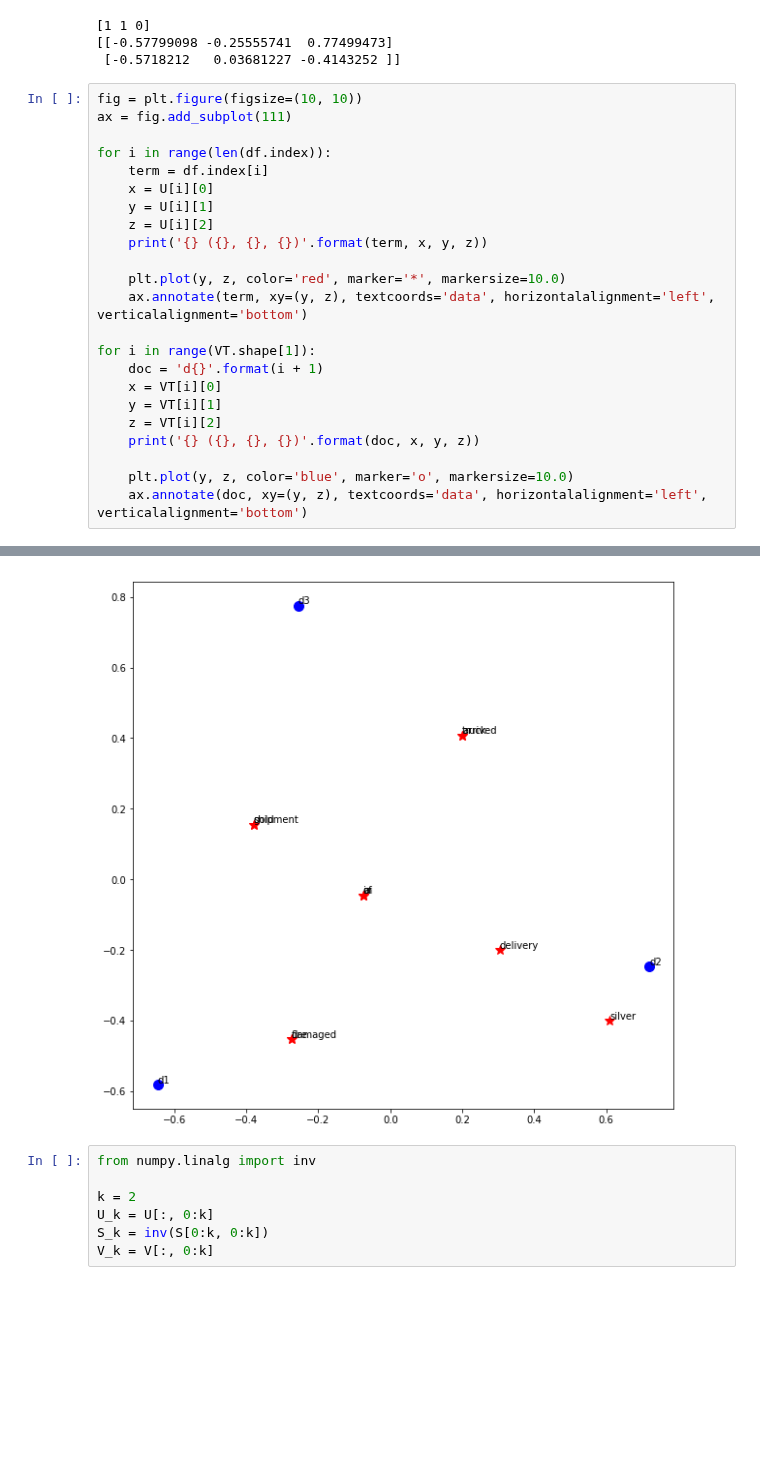
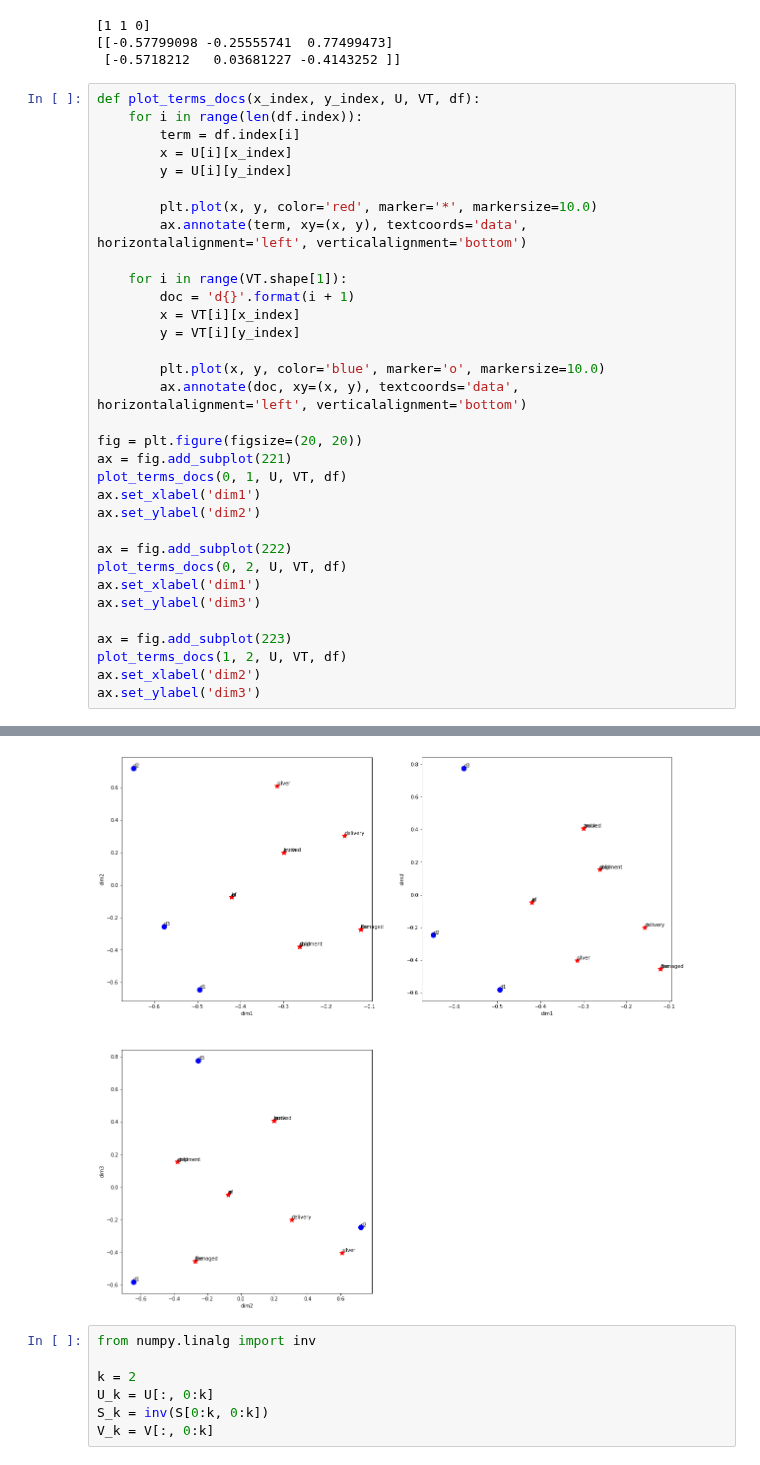
Before and after one commit to vangj/ds, a Jupyter notebook: latent-semantic-analysis.ipynb, the cells around one changed output, grey strips where cells are left out. Drawn from its saved outputs; the diff is of its cells as text; blank space fills up the shorter version.

Commit message:
update plotting

```diff
--- a/latent-semantic-analysis.ipynb
+++ b/latent-semantic-analysis.ipynb
@@ -78,26 +78,36 @@ print(kmeans.cluster_centers_)
 [[-0.57799098 -0.25555741  0.77499473]
  [-0.5718212   0.03681227 -0.4143252 ]]
 # %%
-fig = plt.figure(figsize=(10, 10))
-ax = fig.add_subplot(111)
+def plot_terms_docs(x_index, y_index, U, VT, df):
+    for i in range(len(df.index)):
+        term = df.index[i]
+        x = U[i][x_index]
+        y = U[i][y_index]
 
-for i in range(len(df.index)):
-    term = df.index[i]
-    x = U[i][0]
-    y = U[i][1]
-    z = U[i][2]
-    print('{} ({}, {}, {})'.format(term, x, y, z))
+        plt.plot(x, y, color='red', marker='*', markersize=10.0)
+        ax.annotate(term, xy=(x, y), textcoords='data', horizontalalignment='left', verticalalignment='bottom')
 
-    plt.plot(y, z, color='red', marker='*', markersize=10.0)
-    ax.annotate(term, xy=(y, z), textcoords='data', horizontalalignment='left', verticalalignment='bottom')
+    for i in range(VT.shape[1]):
+        doc = 'd{}'.format(i + 1)
+        x = VT[i][x_index]
+        y = VT[i][y_index]
 
-for i in range(VT.shape[1]):
-    doc = 'd{}'.format(i + 1)
-    x = VT[i][0]
-    y = VT[i][1]
-    z = VT[i][2]
-    print('{} ({}, {}, {})'.format(doc, x, y, z))
+        plt.plot(x, y, color='blue', marker='o', markersize=10.0)
+        ax.annotate(doc, xy=(x, y), textcoords='data', horizontalalignment='left', verticalalignment='bottom')
 
-    plt.plot(y, z, color='blue', marker='o', markersize=10.0)
-    ax.annotate(doc, xy=(y, z), textcoords='data', horizontalalignment='left', verticalalignment='bottom')
+fig = plt.figure(figsize=(20, 20))
+ax = fig.add_subplot(221)
+plot_terms_docs(0, 1, U, VT, df)
+ax.set_xlabel('dim1')
+ax.set_ylabel('dim2')
+
+ax = fig.add_subplot(222)
+plot_terms_docs(0, 2, U, VT, df)
+ax.set_xlabel('dim1')
+ax.set_ylabel('dim3')
+
+ax = fig.add_subplot(223)
+plot_terms_docs(1, 2, U, VT, df)
+ax.set_xlabel('dim2')
+ax.set_ylabel('dim3')
 # %% [output]
@@ -118,4 +115,4 @@ d3 (-0.577990977344, -0.255557413187, 0.77499473461)
-[figure, old version]
+[figure, new version]
 # %%
 from numpy.linalg import inv
 
```
Also changed, not shown: parts of 3 cells of this notebook.
